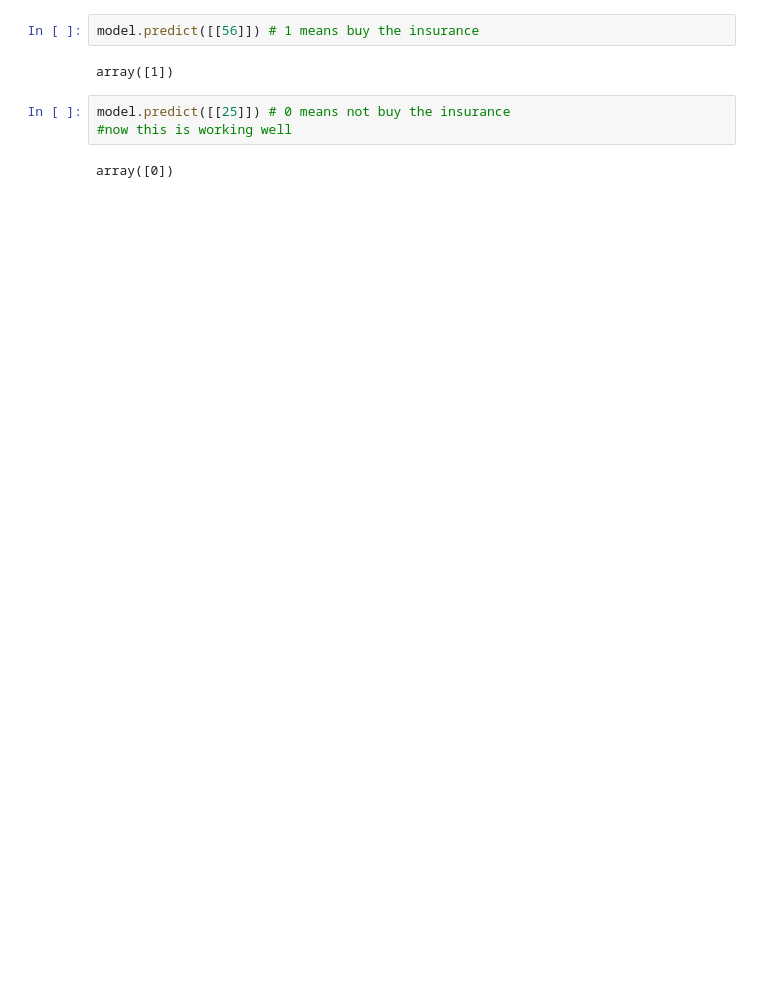
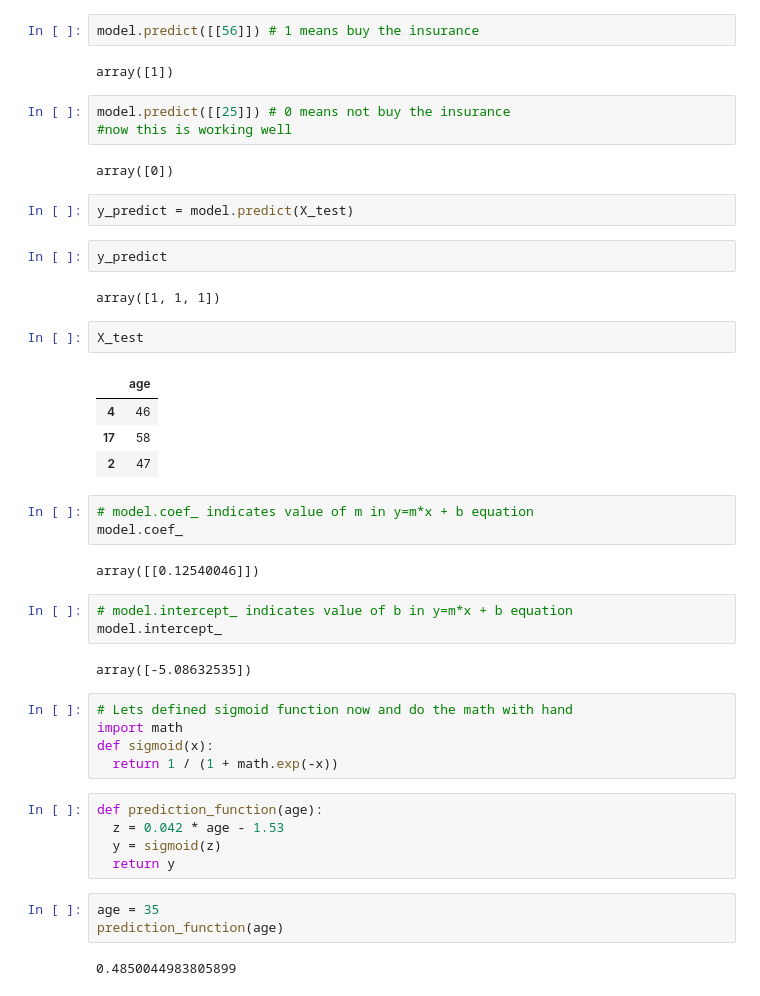
Before and after one commit to KomalMano/Story, a Jupyter notebook: 8_Logistic_Regression_(Binary_Classification).ipynb, the cells around one changed output. Cells and saved outputs as stored; diff of their text form; blank space fills up the shorter version.

```diff
--- a/8_Logistic_Regression_(Binary_Classification).ipynb
+++ b/8_Logistic_Regression_(Binary_Classification).ipynb
@@ -138,3 +138,41 @@ model.predict([[25]]) # 0 means not buy the insurance
 #now this is working well
 # %% [output]
 array([0])
+# %%
+y_predict = model.predict(X_test)
+# %%
+y_predict
+# %% [output]
+array([1, 1, 1])
+# %%
+X_test
+# %% [output]
+|  | age |
+| 4 | 46 |
+| 17 | 58 |
+| 2 | 47 |
+# %%
+# model.coef_ indicates value of m in y=m*x + b equation
+model.coef_
+# %% [output]
+array([[0.12540046]])
+# %%
+# model.intercept_ indicates value of b in y=m*x + b equation
+model.intercept_
+# %% [output]
+array([-5.08632535])
+# %%
+# Lets defined sigmoid function now and do the math with hand
+import math
+def sigmoid(x):
+  return 1 / (1 + math.exp(-x))
+# %%
+def prediction_function(age):
+  z = 0.042 * age - 1.53
+  y = sigmoid(z)
+  return y
+# %%
+age = 35
+prediction_function(age)
+# %% [output]
+0.4850044983805899
```
Also changed, not shown: parts of 4 cells of this notebook.
